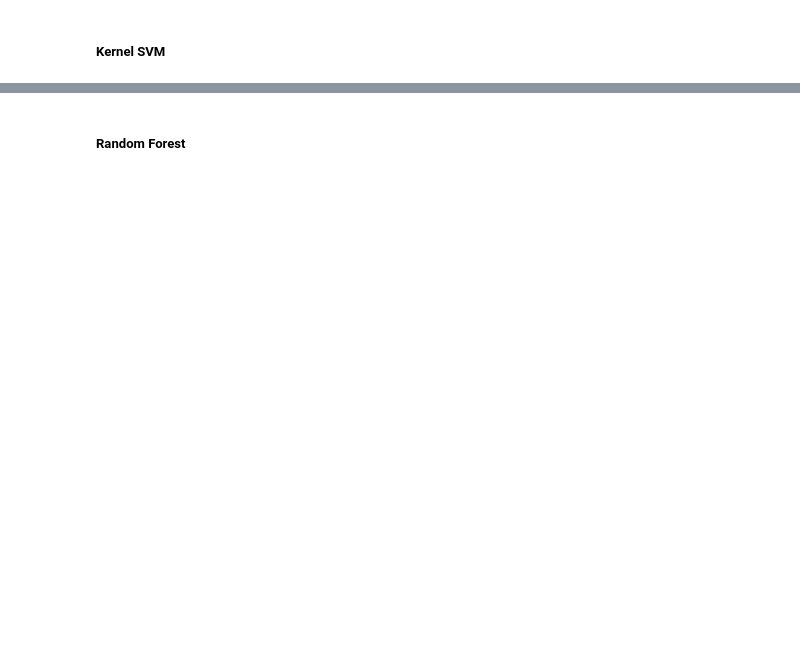
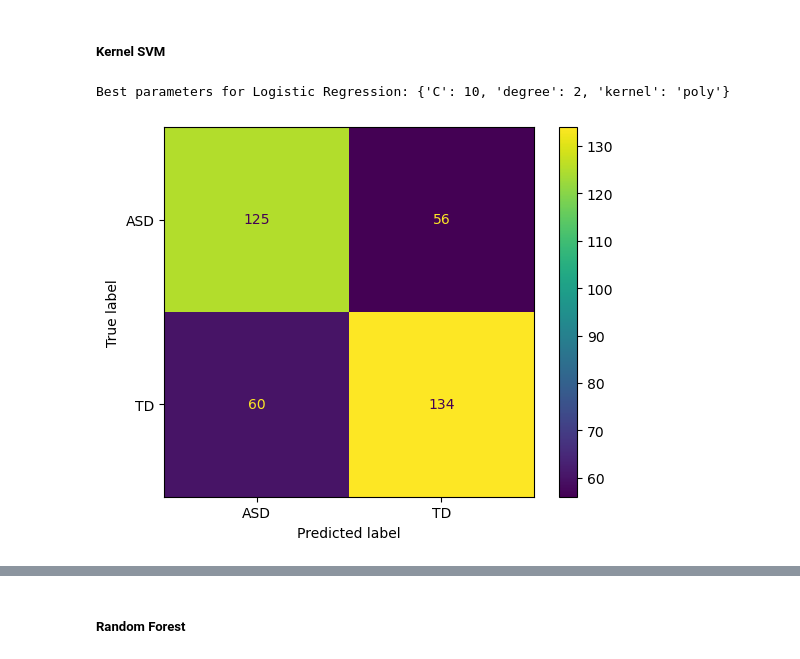
Before and after one commit to brainhack-school2024/cussac_project, a Jupyter notebook: machine_learning.ipynb, the cells around one changed output, grey strips where cells are left out. Drawn from its saved outputs; the diff is of its cells as text; code cells hidden in the pictures; blank space fills up the shorter version.

```diff
--- a/machine_learning.ipynb
+++ b/machine_learning.ipynb
@@ -1083,24 +1148,28 @@ param_grid_SVM = {'C': [0.01, 0.1, 1, 10, 100],
 
 SVM_opt = SVC()
 grid_search_SVM = GridSearchCV(SVM_opt, param_grid_SVM, cv=5, scoring='accuracy')
-grid_search_SVM.fit(X_train, y_train)
+grid_search_SVM.fit(X_train_basc197, y_train_basc197)
 
 print("Best parameters for Logistic Regression:", grid_search_SVM.best_params_)
+# %% [output]
+Best parameters for Logistic Regression: {'C': 10, 'degree': 2, 'kernel': 'poly'}
 # %%
 #sklearn.svm.SVC(*, C=1.0, kernel='rbf', degree=3, gamma='scale', coef0=0.0, shrinking=True, probability=False, tol=0.001, cache_size=200, class_weight=None, verbose=False, max_iter=-1, decision_function_shape='ovr', break_ties=False, random_state=None)
 
 # SVM : Cross-validation 10 folds
 svm = SVC (kernel = 'poly', C=10, degree = 2)
 cv = StratifiedKFold(n_splits=10)
-y_pred_corr_destrieux_svm = cross_val_predict(svm, X_train, y_train, cv = cv)
+y_pred_corr_basc197_svm = cross_val_predict(svm, X_train_basc197, y_train_basc197, cv = cv)
 # %%
 # Matrice de confusion
 
-conf_matrix_corr_destrieux_svm = confusion_matrix(y_train, y_pred_corr_destrieux_svm)
+conf_matrix_corr_basc197_svm = confusion_matrix(y_train_basc197, y_pred_corr_basc197_svm)
 
-disp = ConfusionMatrixDisplay(conf_matrix_corr_destrieux_svm, display_labels=["ASD","TD"])
+disp = ConfusionMatrixDisplay(conf_matrix_corr_basc197_svm, display_labels=["ASD","TD"])
 disp.plot()
 plt.show()
+# %% [output]
+[figure, added]
 # %%
 #Affichage des métriques
 
```
Also changed, not shown: parts of 69 cells of this notebook.
